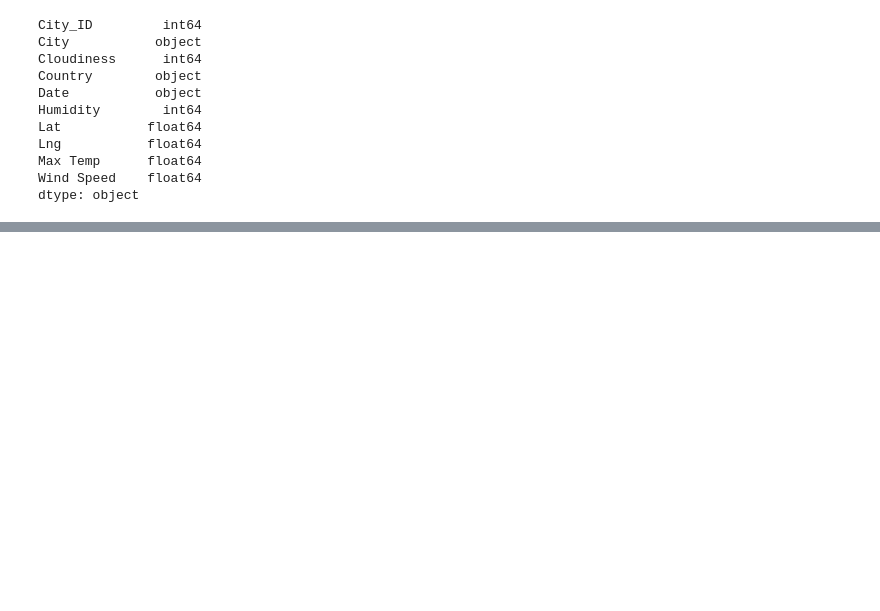
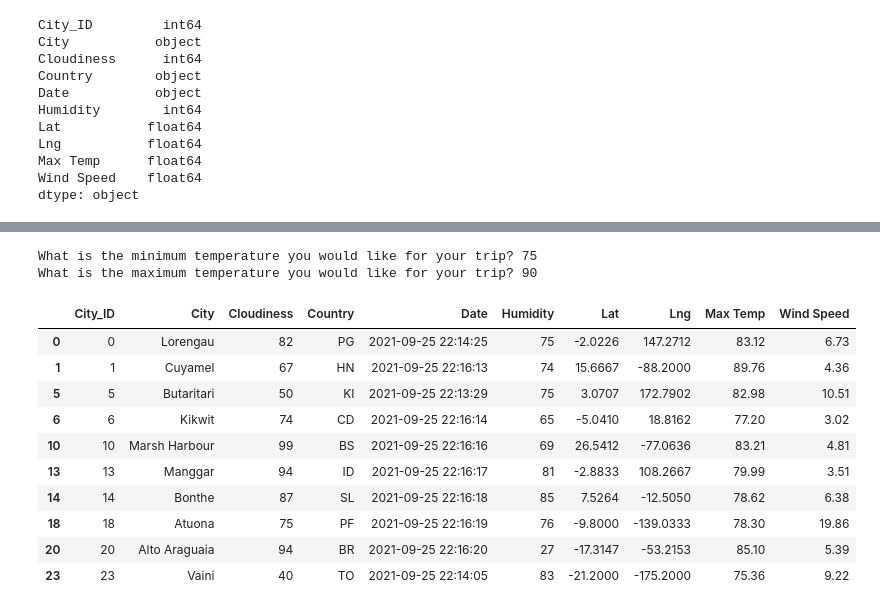
Before and after one commit to Csstndly/World_Weather_Analysis, a Jupyter notebook: WeatherPy.ipynb, the cells around one changed output, grey strips where cells are left out. Drawn from its saved outputs; the diff is of its cells as text; code cells hidden in the pictures; blank space fills up the shorter version.

```diff
--- a/WeatherPy.ipynb
+++ b/WeatherPy.ipynb
@@ -622,0 +625,24 @@ fig
+# %%
+# Ask the customer to add a minimum and maximum temperature value.
+min_temp = float(input("What is the minimum temperature you would like for your trip? "))
+max_temp = float(input("What is the maximum temperature you would like for your trip? "))
+# %% [output]
+What is the minimum temperature you would like for your trip? 75
+What is the maximum temperature you would like for your trip? 90
+# %%
+# Filter the dataset to find the cities that fit the criteria.
+preferred_cities_df = city_data_df.loc[(city_data_df["Max Temp"] <= max_temp) & \
+                                       (city_data_df["Max Temp"] >= min_temp)]
+preferred_cities_df.head(10)
+# %% [output]
+|  | City_ID | City | Cloudiness | Country | Date | Humidity | Lat | Lng | Max Temp | Wind Speed |
+| 0 | 0 | Lorengau | 82 | PG | 2021-09-25 22:14:25 | 75 | -2.0226 | 147.2712 | 83.12 | 6.73 |
+| 1 | 1 | Cuyamel | 67 | HN | 2021-09-25 22:16:13 | 74 | 15.6667 | -88.2000 | 89.76 | 4.36 |
+| 5 | 5 | Butaritari | 50 | KI | 2021-09-25 22:13:29 | 75 | 3.0707 | 172.7902 | 82.98 | 10.51 |
+| 6 | 6 | Kikwit | 74 | CD | 2021-09-25 22:16:14 | 65 | -5.0410 | 18.8162 | 77.20 | 3.02 |
+| 10 | 10 | Marsh Harbour | 99 | BS | 2021-09-25 22:16:16 | 69 | 26.5412 | -77.0636 | 83.21 | 4.81 |
+| 13 | 13 | Manggar | 94 | ID | 2021-09-25 22:16:17 | 81 | -2.8833 | 108.2667 | 79.99 | 3.51 |
+| 14 | 14 | Bonthe | 87 | SL | 2021-09-25 22:16:18 | 85 | 7.5264 | -12.5050 | 78.62 | 6.38 |
+| 18 | 18 | Atuona | 75 | PF | 2021-09-25 22:16:19 | 76 | -9.8000 | -139.0333 | 78.30 | 19.86 |
+| 20 | 20 | Alto Araguaia | 94 | BR | 2021-09-25 22:16:20 | 27 | -17.3147 | -53.2153 | 85.10 | 5.39 |
+| 23 | 23 | Vaini | 40 | TO | 2021-09-25 22:14:05 | 83 | -21.2000 | -175.2000 | 75.36 | 9.22 |
```
Also changed, not shown: parts of 60 cells of this notebook, 1 other file.
